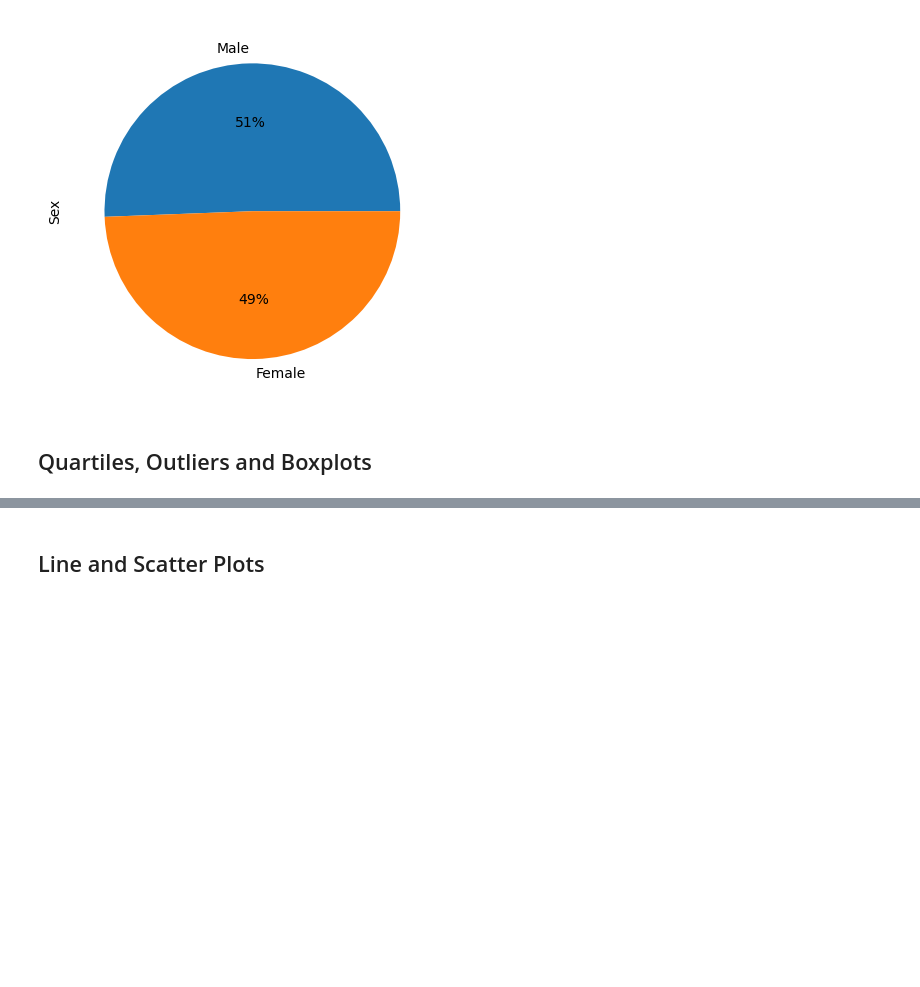
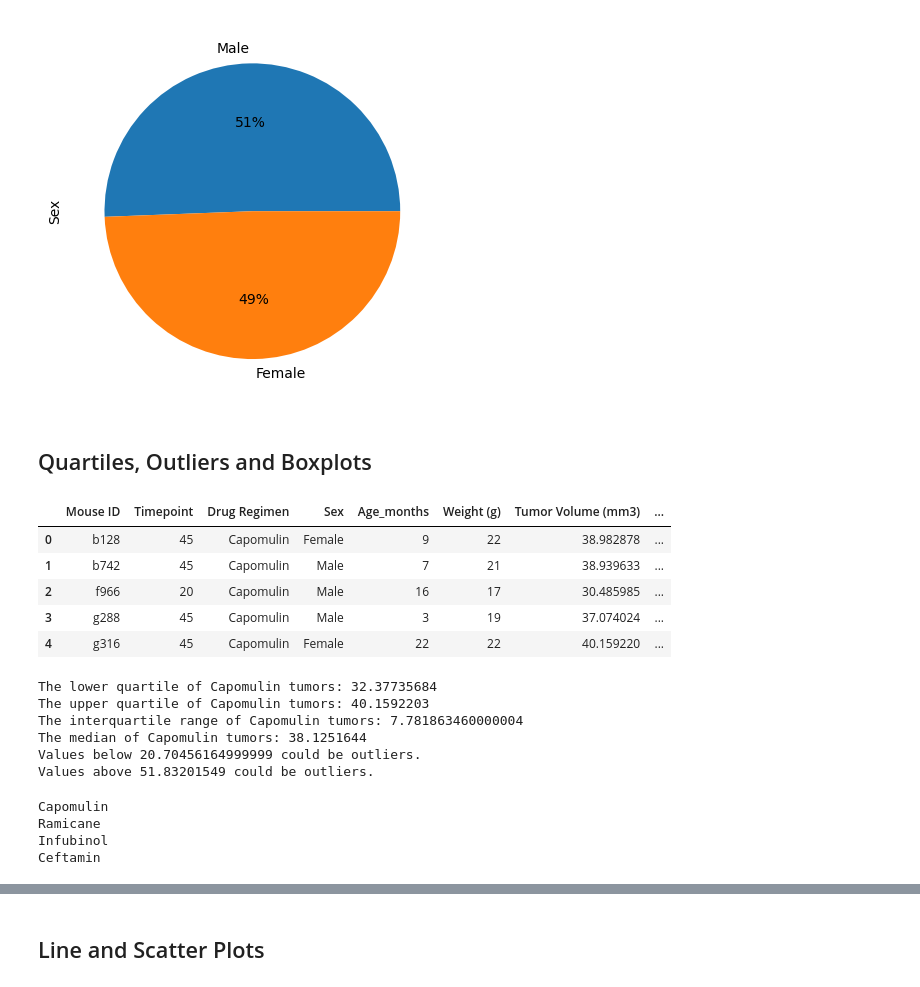
Before and after one commit to gakrugs23/Matplotlib-challenge, a Jupyter notebook: Pymaceuticals/pymaceuticals_starter.ipynb, the cells around one changed output, grey strips where cells are left out. Cells and saved outputs as stored; diff of their text form; code cells hidden in the pictures; blank space fills up the shorter version.

```diff
--- a/Pymaceuticals/pymaceuticals_starter.ipynb
+++ b/Pymaceuticals/pymaceuticals_starter.ipynb
@@ -185,14 +185,62 @@ plt.show()
 # %%
 # Calculate the final tumor volume of each mouse across four of the treatment regimens:
 # Capomulin, Ramicane, Infubinol, and Ceftamin
+drug_list = ["Capomulin", "Ramicane", "Infubinol", "Ceftamin"]
+drugs = combined_df[combined_df["Drug Regimen"].isin(drug_list)]
+drugs.head()
+
 Capomulin_df = clean_df.loc[clean_df["Drug Regimen"] == "Capomulin",:]
 Ramicane_df = clean_df.loc[clean_df["Drug Regimen"] == "Ramicane", :]
 Infubinol_df = clean_df.loc[clean_df["Drug Regimen"] == "Infubinol", :]
 Ceftamin_df = clean_df.loc[clean_df["Drug Regimen"] == "Ceftamin", :]
 # Start by getting the last (greatest) timepoint for each mouse
+
 Capomulin_last = Capomulin_df.groupby('Mouse ID').max()['Timepoint']
 Capomulin_vol = pd.DataFrame(Capomulin_last)
 Capomulin_merge = pd.merge(Capomulin_vol, clean_df, on=("Mouse ID","Timepoint"),how="left")
 Capomulin_merge.head()
-
-# Merge this group df with the original DataFrame to get the tumor volume at the last timepoint
+# %% [output]
+|  | Mouse ID | Timepoint | Drug Regimen | Sex | Age_months | Weight (g) | Tumor Volume (mm3) | ... |
+| 0 | b128 | 45 | Capomulin | Female | 9 | 22 | 38.982878 | ... |
+| 1 | b742 | 45 | Capomulin | Male | 7 | 21 | 38.939633 | ... |
+| 2 | f966 | 20 | Capomulin | Male | 16 | 17 | 30.485985 | ... |
+| 3 | g288 | 45 | Capomulin | Male | 3 | 19 | 37.074024 | ... |
+| 4 | g316 | 45 | Capomulin | Female | 22 | 22 | 40.159220 | ... |
+# %%
+Capomulin_tumors = Capomulin_merge["Tumor Volume (mm3)"]
+
+quartiles =Capomulin_tumors.quantile([.25,.5,.75])
+lowerq = quartiles[0.25]
+upperq = quartiles[0.75]
+iqr = upperq-lowerq
+
+
+print(f"The lower quartile of Capomulin tumors: {lowerq}")
+print(f"The upper quartile of Capomulin tumors: {upperq}")
+print(f"The interquartile range of Capomulin tumors: {iqr}")
+print(f"The median of Capomulin tumors: {quartiles[0.5]} ")
+
+lower_bound = lowerq - (1.5*iqr)
+upper_bound = upperq + (1.5*iqr)
+
+print(f"Values below {lower_bound} could be outliers.")
+print(f"Values above {upper_bound} could be outliers.")
+# %% [output]
+The lower quartile of Capomulin tumors: 32.37735684
+The upper quartile of Capomulin tumors: 40.1592203
+The interquartile range of Capomulin tumors: 7.781863460000004
+The median of Capomulin tumors: 38.1251644
+Values below 20.70456164999999 could be outliers.
+Values above 51.83201549 could be outliers.
+# %%
+# Start by getting the last (greatest) timepoint for each mouse
+last_timepoint = drugs.groupby(["Drug Regimen", "Mouse ID"]).agg(tumor_size=("Tumor Volume (mm3)", lambda x: x.iloc[-1]))
+#Reshape dataframe
+last_timepoint = last_timepoint.stack(level=0).unstack(level=0)
+for drug in drug_list:
+    print(drug)
+# %% [output]
+Capomulin
+Ramicane
+Infubinol
+Ceftamin
```
Also changed, not shown: parts of 10 cells of this notebook, 1 other file.
